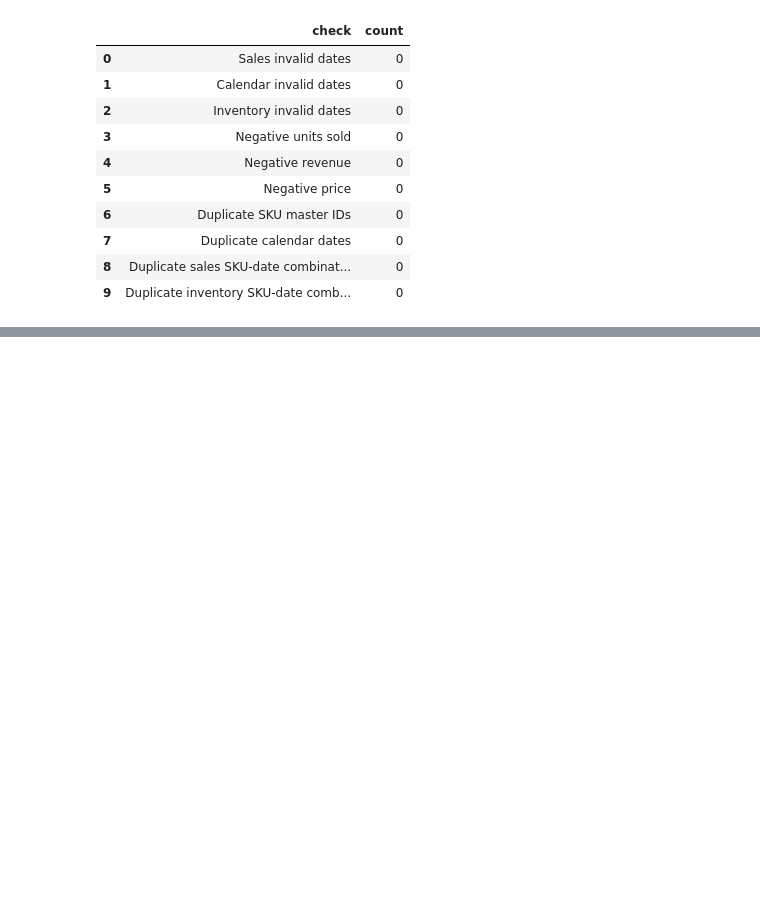
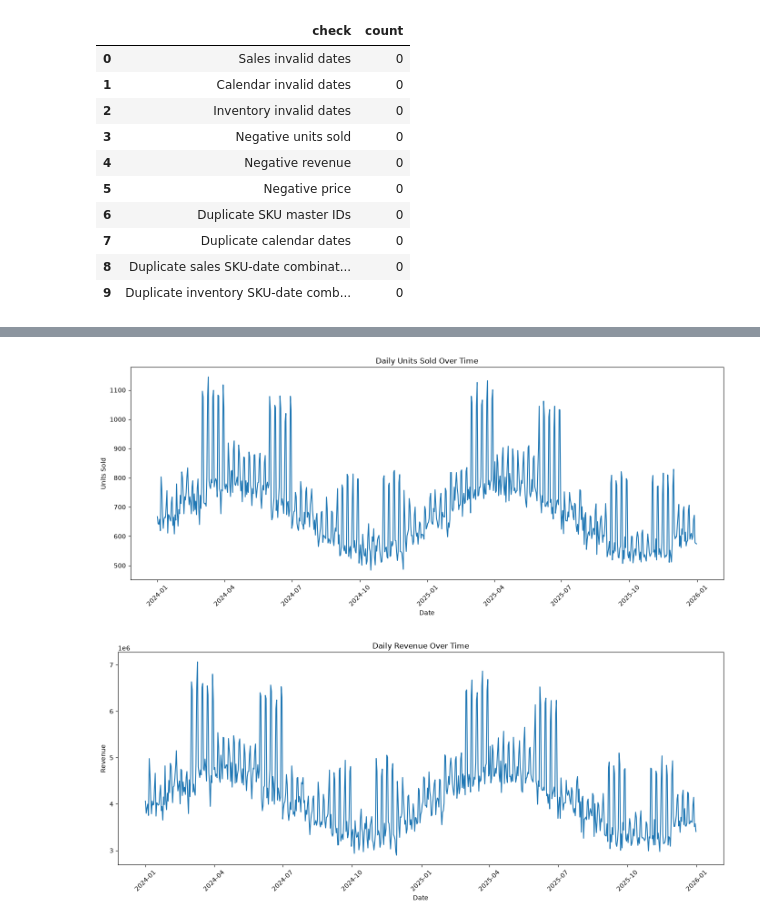
Before and after one commit to akrititripathi9090-lang/foresight-demand-inventory-intelligence, a Jupyter notebook: notebooks/01_data_quality_EDA.ipynb, the cells around one changed output, grey strips where cells are left out. Saved outputs shown, nothing was run; the diff lists cells and outputs as text; code cells hidden in the pictures; blank space fills up the shorter version.

```diff
--- a/notebooks/01_data_quality_EDA.ipynb
+++ b/notebooks/01_data_quality_EDA.ipynb
@@ -433,0 +490,10 @@ validation_summary
+# %%
+# now iam merging calender dataset
+
+analysis_df = analysis_df.merge(
+    calendar,
+    left_on="Date",
+    right_on="date",
+    how="left"
+)
+analysis_df.head()
@@ -433,0 +533,9 @@ validation_summary
+# %%
+# now again iam adding the inventory dataset to the analysis_df using a left join on the "SKU" and "Date" columns. This will ensure that all records from the analysis_df are retained, and matching records from the inventory dataset will be added where available. If there are SKUs in the analysis_df that do not have corresponding entries in the inventory dataset, those records will still be included in the final merged dataset, but with NaN values for the columns from inventory.
+analysis_df = analysis_df.merge(
+    inventory,
+    left_on=["SKU", "Date"],
+    right_on=["SKU", "Snapshot_Date"],
+    how="left"
+)
+analysis_df.head()
@@ -433,0 +729,50 @@ validation_summary
+# %%
+# 3. Top Performing SKUs
+# Aggregate daily sales
+
+daily_sales = (
+    analysis_df
+    .groupby("Date", as_index=False)
+    .agg(
+        Units_Sold=("Units_Sold", "sum"),
+        Revenue=("Revenue", "sum")
+    )
+)
+
+# Plot daily units sold
+
+plt.figure(figsize=(14, 6))
+
+sns.lineplot(
+    data=daily_sales,
+    x="Date",
+    y="Units_Sold"
+)
+
+plt.title("Daily Units Sold Over Time")
+plt.xlabel("Date")
+plt.ylabel("Units Sold")
+plt.xticks(rotation=45)
+plt.tight_layout()
+plt.show()
+
+
+# Plot daily revenue
+
+plt.figure(figsize=(14, 6))
+
+sns.lineplot(
+    data=daily_sales,
+    x="Date",
+    y="Revenue"
+)
+
+plt.title("Daily Revenue Over Time")
+plt.xlabel("Date")
+plt.ylabel("Revenue")
+plt.xticks(rotation=45)
+plt.tight_layout()
+plt.show()
+# %% [output]
+[figure, added]
+[figure, added]
```
Also changed, not shown: parts of 34 cells of this notebook, 3 other files.
